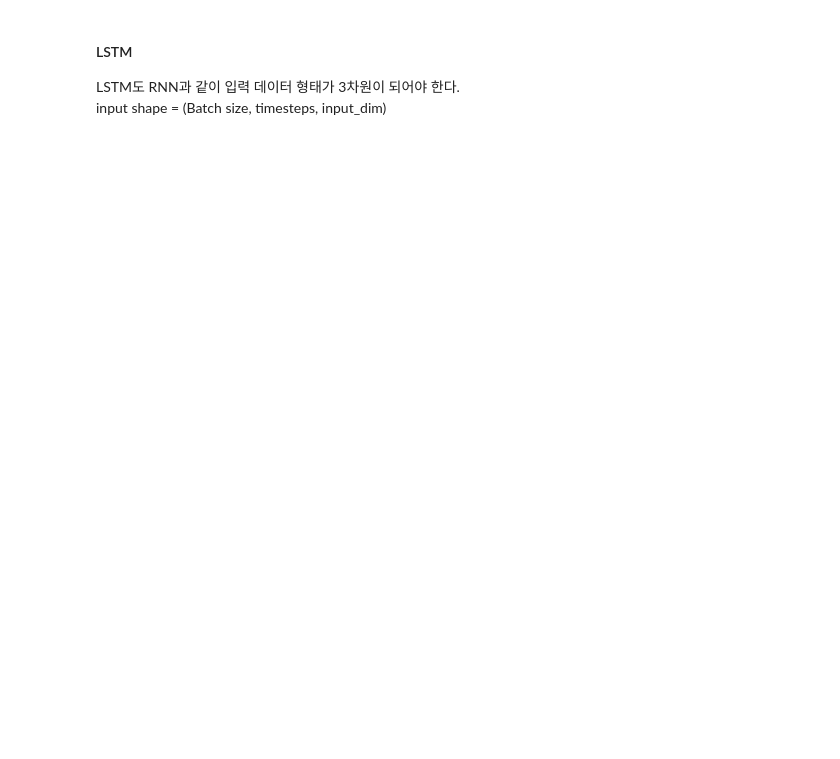
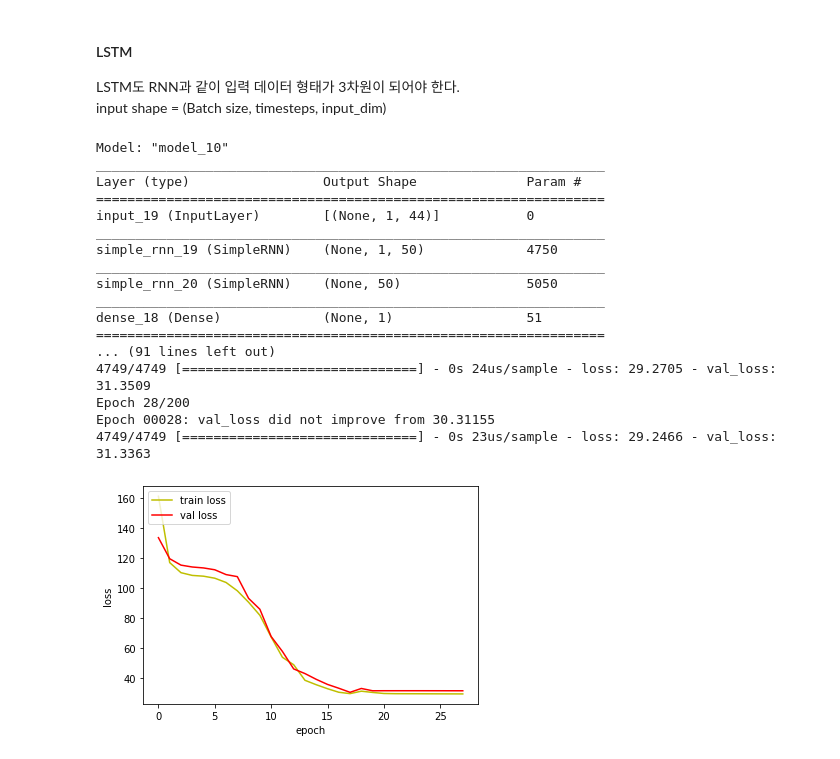
Before and after one commit to ParkSunA/Temperature-Prediction, a Jupyter notebook: DNN과 RNN과 LSTM 비교.ipynb, the cells around one changed output. Cells and saved outputs as stored; diff of their text form; code cells hidden in the pictures; blank space fills up the shorter version.

```diff
--- a/DNN과 RNN과 LSTM 비교.ipynb
+++ b/DNN과 RNN과 LSTM 비교.ipynb
@@ -289,34 +289,53 @@ path_checkpoint = 'checkpoint.keras'
 callback_checkpoint = ModelCheckpoint(filepath=path_checkpoint,
                                       monitor='val_loss',
                                       verbose=1,
                                       save_weights_only=True,
                                       save_best_only=True)
 
 callback_early_stopping = EarlyStopping(monitor='val_loss', patience=10,verbose=0)
 
 
 callback_reduce_lr = ReduceLROnPlateau(monitor='loss',
                                        factor=0.1,
                                        patience=1,
                                        verbose=1)
 
 callbacks = [callback_early_stopping,
              callback_checkpoint,
              callback_reduce_lr]
 hist = LSTM.fit(trainX.values.reshape(-1,1,44),trainY, validation_data=(validX.values.reshape(-1,1,44), validY),
-                 epochs = 200, batch_size=1, callbacks=callbacks, verbose=1)
+                 epochs = 200, batch_size=100, callbacks=callbacks, verbose=1)
 
 fig, loss_ax = plt.subplots()
 
 loss_ax.plot(hist.history['loss'], 'y', label='train loss')
 loss_ax.plot(hist.history['val_loss'], 'r', label='val loss')
 
 loss_ax.set_xlabel('epoch')
 loss_ax.set_ylabel('loss')
 
 loss_ax.legend(loc='upper left')
 
 plt.show()
+# %% [output]
+Model: "model_10"
+_________________________________________________________________
+Layer (type)                 Output Shape              Param #
+=================================================================
+input_19 (InputLayer)        [(None, 1, 44)]           0
+_________________________________________________________________
+simple_rnn_19 (SimpleRNN)    (None, 1, 50)             4750
+_________________________________________________________________
+simple_rnn_20 (SimpleRNN)    (None, 50)                5050
+_________________________________________________________________
+dense_18 (Dense)             (None, 1)                 51
+=================================================================
+... (91 lines left out)
+4749/4749 [==============================] - 0s 24us/sample - loss: 29.2705 - val_loss: 31.3509
+Epoch 28/200
+Epoch 00028: val_loss did not improve from 30.31155
+4749/4749 [==============================] - 0s 23us/sample - loss: 29.2466 - val_loss: 31.3363
+[figure, added]
 # %%
 time = pd.to_datetime(test['일시'])
 
```
Also changed, not shown: parts of 5 cells of this notebook.
